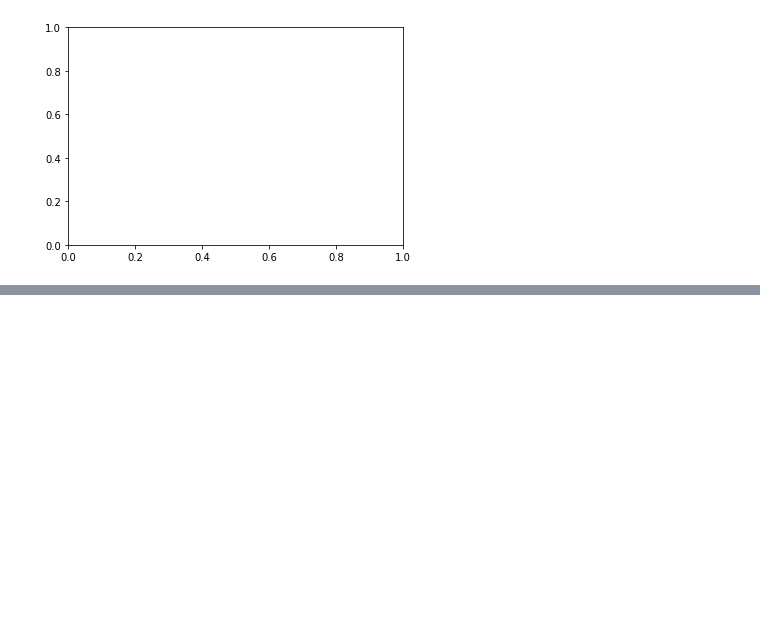
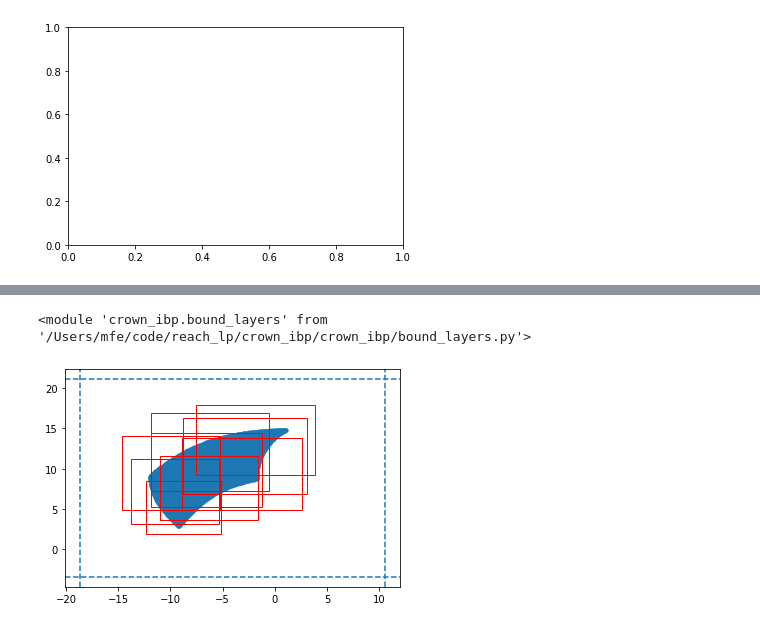
Before and after one commit to neu-autonomy/nfl_veripy, a Jupyter notebook: closed_loop/reach_sdp.ipynb, the cells around one changed output, grey strips where cells are left out. Cells and saved outputs as stored; diff of their text form; code cells hidden in the pictures; blank space fills up the shorter version.

```diff
--- a/reach_lp/reach_sdp.ipynb
+++ b/closed_loop/reach_sdp.ipynb
@@ -846,0 +1013,8 @@ Loaded model from disk
+# %%
+reload(crown_ibp.bound_layers)
+# %% [output]
+<module 'crown_ibp.bound_layers' from '/Users/mfe/code/reach_lp/crown_ibp/crown_ibp/bound_layers.py'>
+# %%
+crown_ibp.bound_layers.xiang2017example()
+# %% [output]
+[figure, added]
```
Also changed, not shown: parts of 17 cells of this notebook, 11 other files.
